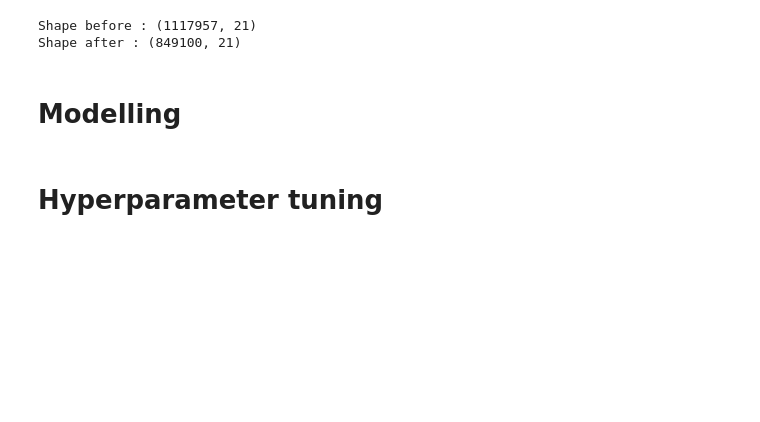
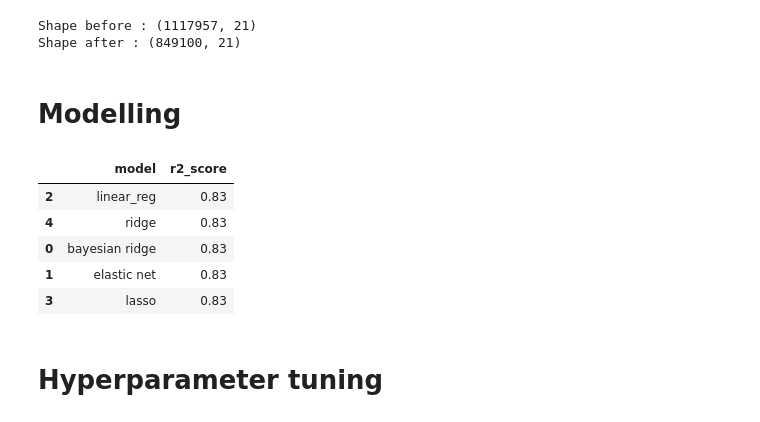
Before and after one commit to anunda-nyagami/predicting-flood-probability, a Jupyter notebook: flood-prediction-eda.ipynb, the cells around one changed output. Saved outputs shown, nothing was run; the diff lists cells and outputs as text; code cells hidden in the pictures; blank space fills up the shorter version.

Commit message:
Kaggle Notebook | 🌧️Flood Prediction + EDA; Score 0.845 📈 | Version 20

```diff
--- a/flood-prediction-eda.ipynb
+++ b/flood-prediction-eda.ipynb
@@ -116,7 +116,7 @@ for col in cols:
     train[col].hist(density=True,bins = np.arange(0,max_val,1), ax=ax)
     plt.xticks(np.arange(0,20,1))
     plt.title(col)
-    plt.show()
+    plt.show
 # %% [output]
 [figure]
 [figure]
@@ -269,18 +262,26 @@ from sklearn.linear_model import BayesianRidge, ElasticNetCV
 # %%
-# regressors = [
-#     ('bayesian ridge', BayesianRidge()),
-#     ('elastic net',ElasticNetCV()),
-#     ('linear_reg', LinearRegression()),
-#     ('random forest',RandomForestRegressor())
-# ]
+regressors = [
+    ('bayesian ridge', BayesianRidge()),
+    ('elastic net',ElasticNetCV()),
+    ('linear_reg', LinearRegression()),
+    ('lasso',LassoCV()),
+    ('ridge',RidgeCV())
+]
 # %%
-# evals = {}
-# for clf, model in regressors:
-#     model.fit(X_train,y_train)
-#     y_pred = model.predict(X_test)
-#     score = r2_score(y_test, y_pred)
-#     evals[clf] = score
+evals = {}
+for clf, model in regressors:
+    model.fit(X_train,y_train)
+    y_pred = model.predict(X_test)
+    score = r2_score(y_test, y_pred)
+    evals[clf] = score
 # %%
-# evals_df = pd.DataFrame({'model':evals.keys(),'r2_score':evals.values()})
-# evals_df.sort_values('r2_score', inplace = True)
-# evals_df
+evals_df = pd.DataFrame({'model':evals.keys(),'r2_score':evals.values()})
+evals_df.sort_values('r2_score', inplace = True)
+evals_df
+# %% [output]
+|  | model | r2_score |
+| 2 | linear_reg | 0.83 |
+| 4 | ridge | 0.83 |
+| 0 | bayesian ridge | 0.83 |
+| 1 | elastic net | 0.83 |
+| 3 | lasso | 0.83 |
```
Also changed, not shown: parts of 8 cells of this notebook.
